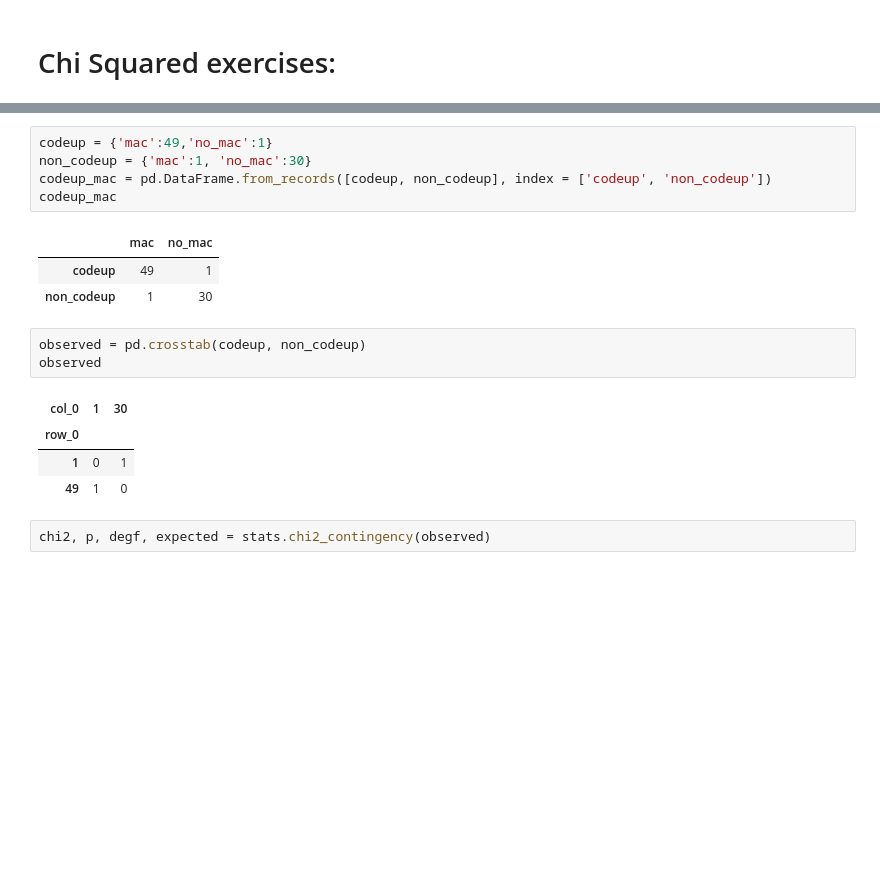
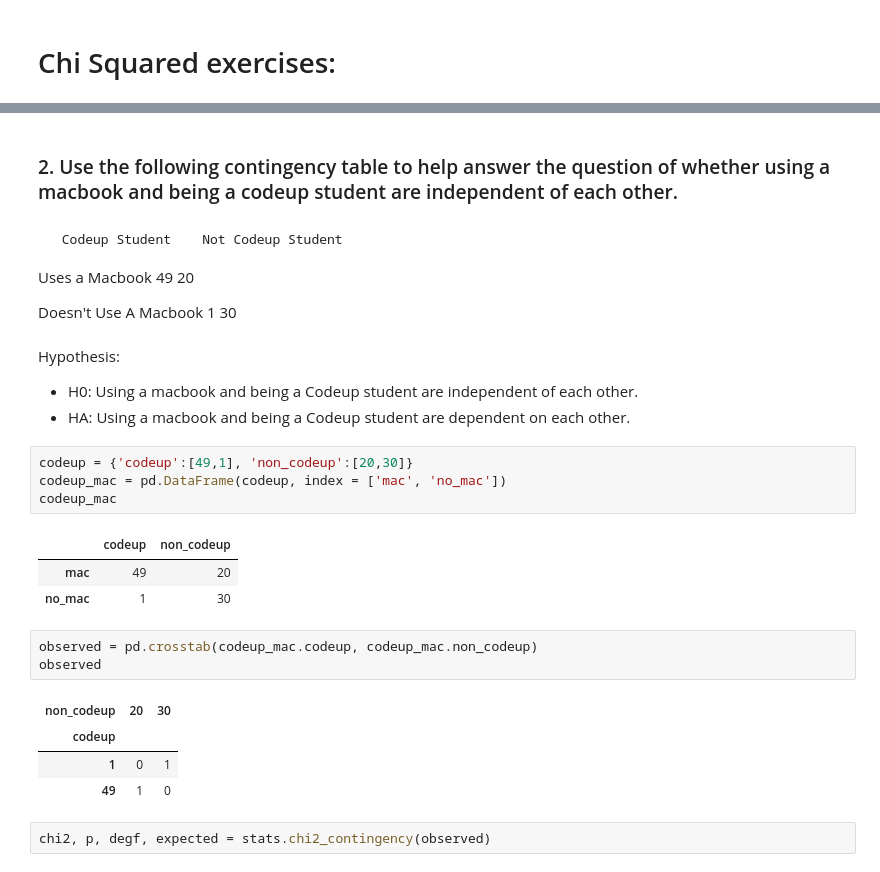
Before and after one commit to JoshuaHolt-Tech/statistics-exercises, a Jupyter notebook: hypothesis_testing.ipynb, the cells around one changed output, grey strips where cells are left out. Cells and saved outputs as stored; diff of their text form; blank space fills up the shorter version.

```diff
--- a/hypothesis_testing.ipynb
+++ b/hypothesis_testing.ipynb
@@ -959,18 +971,29 @@ Doesn't Use A Macbook	1	30
+# %% [markdown]
+### 2. Use the following contingency table to help answer the question of whether using a macbook and being a codeup student are independent of each other.
+# %% [markdown]
+     Codeup Student	   Not Codeup Student
+
+Uses a Macbook	49	20
+
+Doesn't Use A Macbook	1	30
+# %% [markdown]
+Hypothesis:
+- H0: Using a macbook and being a Codeup student are independent of each other.
+- HA: Using a macbook and being a Codeup student are dependent on each other.
 # %%
-codeup = {'mac':49,'no_mac':1}
-non_codeup = {'mac':1, 'no_mac':30}
-codeup_mac = pd.DataFrame.from_records([codeup, non_codeup], index = ['codeup', 'non_codeup'])
+codeup = {'codeup':[49,1], 'non_codeup':[20,30]}
+codeup_mac = pd.DataFrame(codeup, index = ['mac', 'no_mac'])
 codeup_mac
 # %% [output]
-|  | mac | no_mac |
-| codeup | 49 | 1 |
-| non_codeup | 1 | 30 |
+|  | codeup | non_codeup |
+| mac | 49 | 20 |
+| no_mac | 1 | 30 |
 # %%
-observed = pd.crosstab(codeup, non_codeup)
+observed = pd.crosstab(codeup_mac.codeup, codeup_mac.non_codeup)
 observed
 # %% [output]
-| col_0 | 1 | 30 |
-| row_0 |  |  |
+| non_codeup | 20 | 30 |
+| codeup |  |  |
 | 1 | 0 | 1 |
 | 49 | 1 | 0 |
 # %%
```
Also changed, not shown: parts of 33 cells of this notebook.
